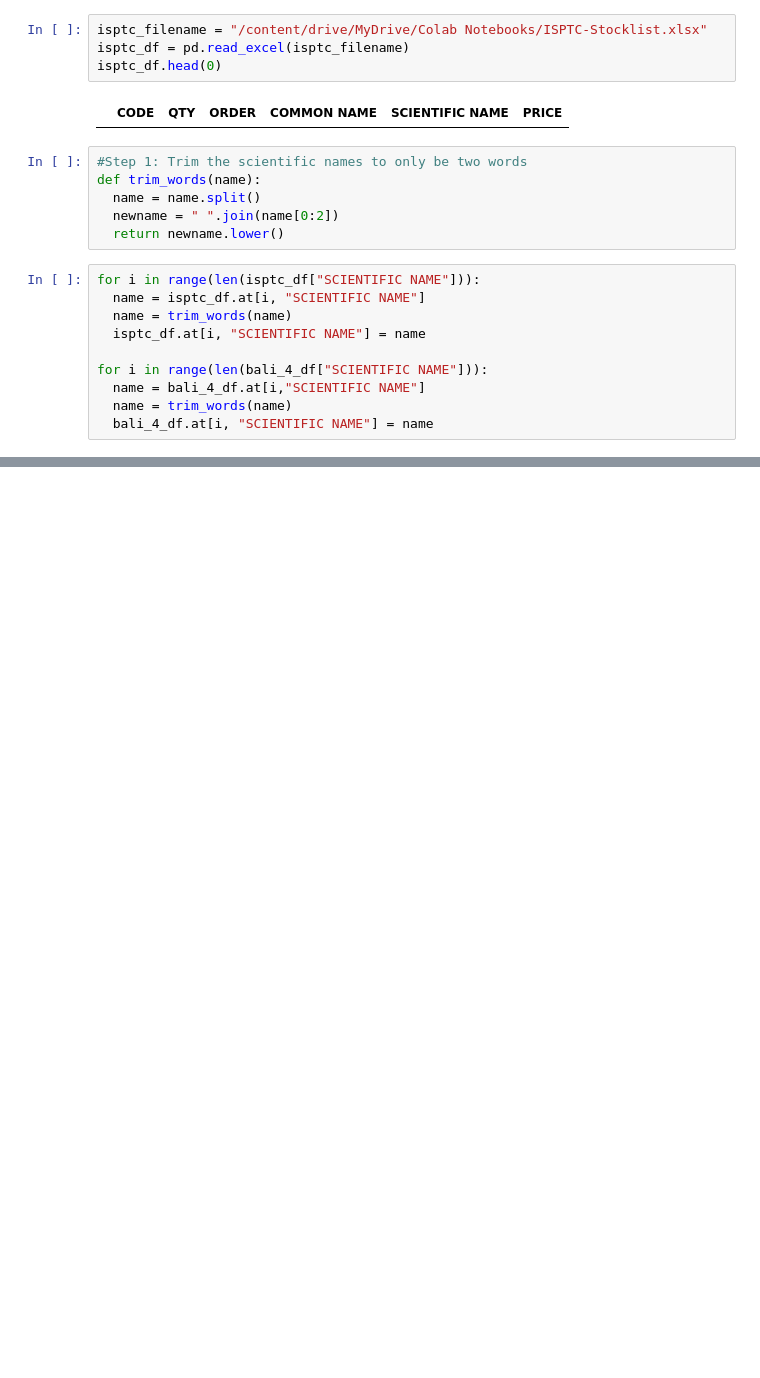
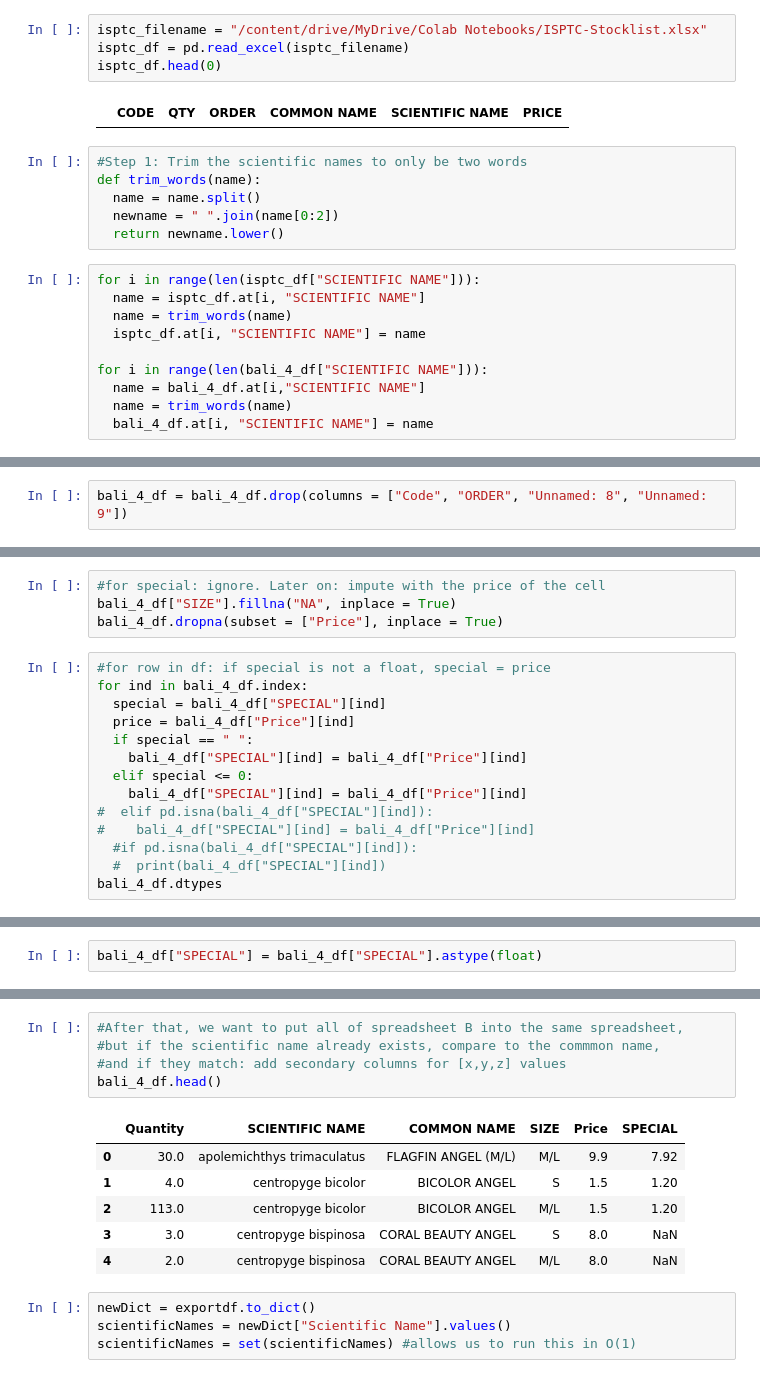
Before and after one commit to JosephPLim/FishListExclusives, a Jupyter notebook: Fish_List_Exclusives.ipynb, the cells around one changed output, grey strips where cells are left out. Drawn from its saved outputs; the diff is of its cells as text; blank space fills up the shorter version.

```diff
--- a/Fish_List_Exclusives.ipynb
+++ b/Fish_List_Exclusives.ipynb
@@ -88,0 +105,2 @@ exclusives
+# %%
+bali_4_df = bali_4_df.drop(columns = ["Code", "ORDER", "Unnamed: 8", "Unnamed: 9"])
@@ -88,0 +117,18 @@ exclusives
+# %%
+#for special: ignore. Later on: impute with the price of the cell
+bali_4_df["SIZE"].fillna("NA", inplace = True)
+bali_4_df.dropna(subset = ["Price"], inplace = True)
+# %%
+#for row in df: if special is not a float, special = price
+for ind in bali_4_df.index:
+  special = bali_4_df["SPECIAL"][ind]
+  price = bali_4_df["Price"][ind]
+  if special == " ":
+    bali_4_df["SPECIAL"][ind] = bali_4_df["Price"][ind]
+  elif special <= 0:
+    bali_4_df["SPECIAL"][ind] = bali_4_df["Price"][ind]
+#  elif pd.isna(bali_4_df["SPECIAL"][ind]):
+#    bali_4_df["SPECIAL"][ind] = bali_4_df["Price"][ind]
+  #if pd.isna(bali_4_df["SPECIAL"][ind]):
+  #  print(bali_4_df["SPECIAL"][ind])
+bali_4_df.dtypes
@@ -88,0 +147,2 @@ exclusives
+# %%
+bali_4_df["SPECIAL"] = bali_4_df["SPECIAL"].astype(float)
@@ -88,0 +201,16 @@ exclusives
+# %%
+#After that, we want to put all of spreadsheet B into the same spreadsheet,
+#but if the scientific name already exists, compare to the commmon name,
+#and if they match: add secondary columns for [x,y,z] values
+bali_4_df.head()
+# %% [output]
+|  | Quantity | SCIENTIFIC NAME | COMMON NAME | SIZE | Price | SPECIAL |
+| 0 | 30.0 | apolemichthys trimaculatus | FLAGFIN ANGEL (M/L) | M/L | 9.9 | 7.92 |
+| 1 | 4.0 | centropyge bicolor | BICOLOR ANGEL | S | 1.5 | 1.20 |
+| 2 | 113.0 | centropyge bicolor | BICOLOR ANGEL | M/L | 1.5 | 1.20 |
+| 3 | 3.0 | centropyge bispinosa | CORAL BEAUTY ANGEL | S | 8.0 | NaN |
+| 4 | 2.0 | centropyge bispinosa | CORAL BEAUTY ANGEL | M/L | 8.0 | NaN |
+# %%
+newDict = exportdf.to_dict()
+scientificNames = newDict["Scientific Name"].values()
+scientificNames = set(scientificNames) #allows us to run this in O(1)
```
Also changed, not shown: parts of 23 cells of this notebook.
